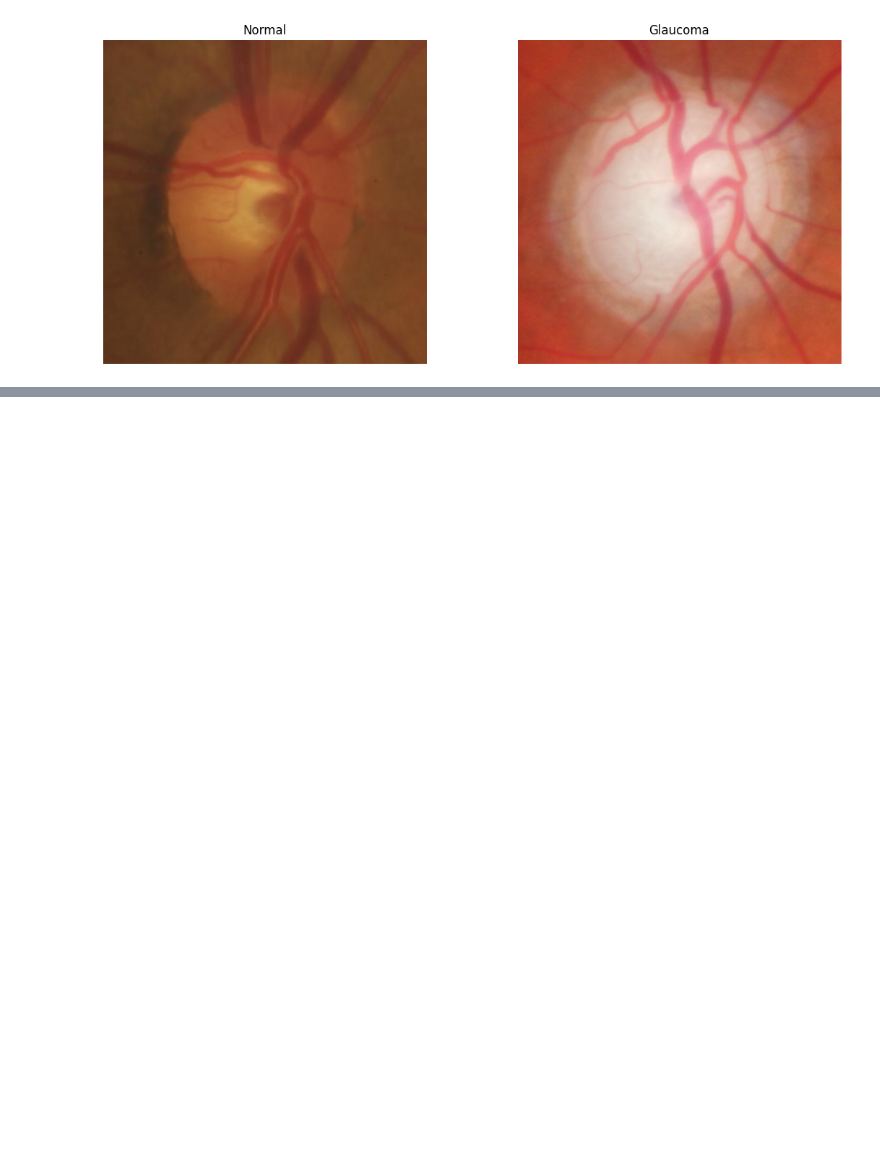
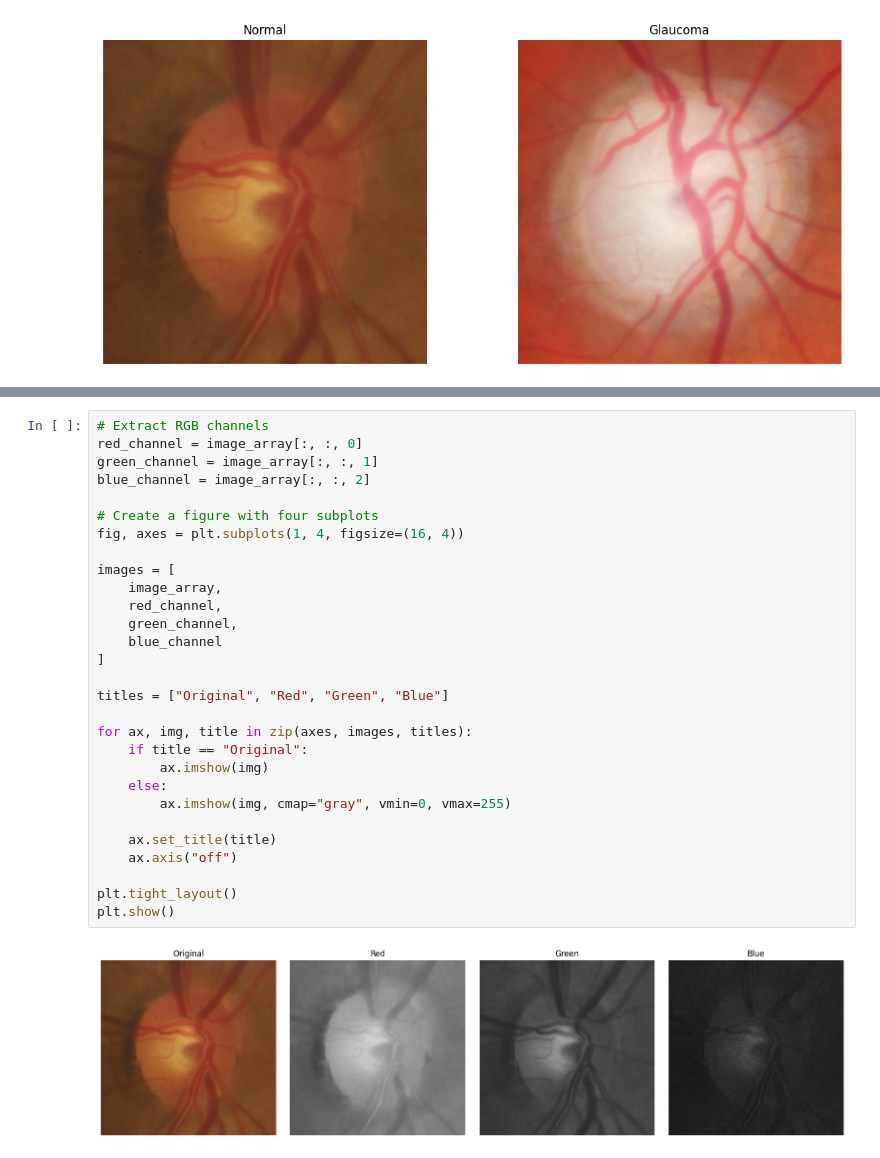
Before and after one commit to aslgr/glaucoma_detection, a Jupyter notebook: notebooks/01_data_exploration.ipynb, the cells around one changed output, grey strips where cells are left out. Drawn from its saved outputs; the diff is of its cells as text; blank space fills up the shorter version.

```diff
--- a/notebooks/01_data_exploration.ipynb
+++ b/notebooks/01_data_exploration.ipynb
@@ -90,0 +126,31 @@ glaucoma:
+# %%
+# Extract RGB channels
+red_channel = image_array[:, :, 0]
+green_channel = image_array[:, :, 1]
+blue_channel = image_array[:, :, 2]
+
+# Create a figure with four subplots
+fig, axes = plt.subplots(1, 4, figsize=(16, 4))
+
+images = [
+    image_array,
+    red_channel,
+    green_channel,
+    blue_channel
+]
+
+titles = ["Original", "Red", "Green", "Blue"]
+
+for ax, img, title in zip(axes, images, titles):
+    if title == "Original":
+        ax.imshow(img)
+    else:
+        ax.imshow(img, cmap="gray", vmin=0, vmax=255)
+
+    ax.set_title(title)
+    ax.axis("off")
+
+plt.tight_layout()
+plt.show()
+# %% [output]
+[figure, added]
```
Also changed, not shown: parts of 14 cells of this notebook, 1 other file.
